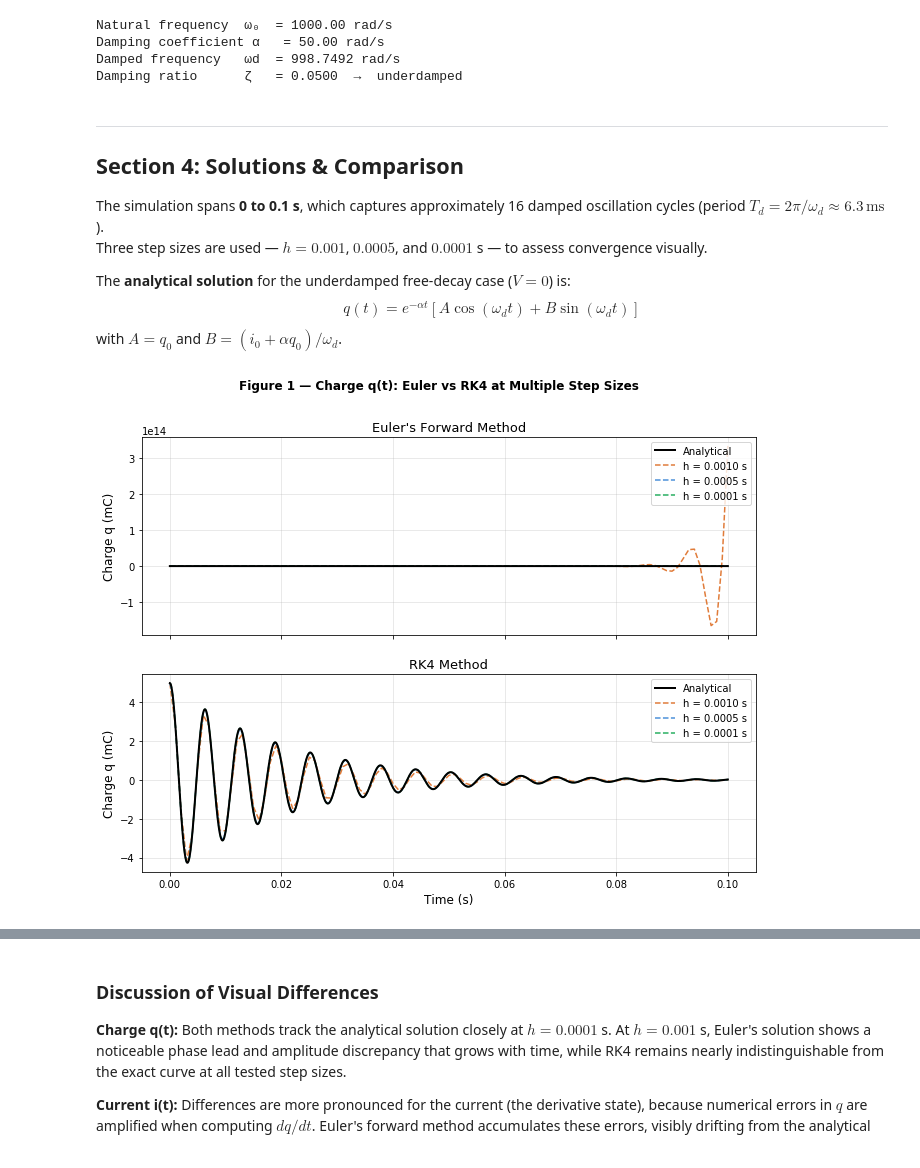
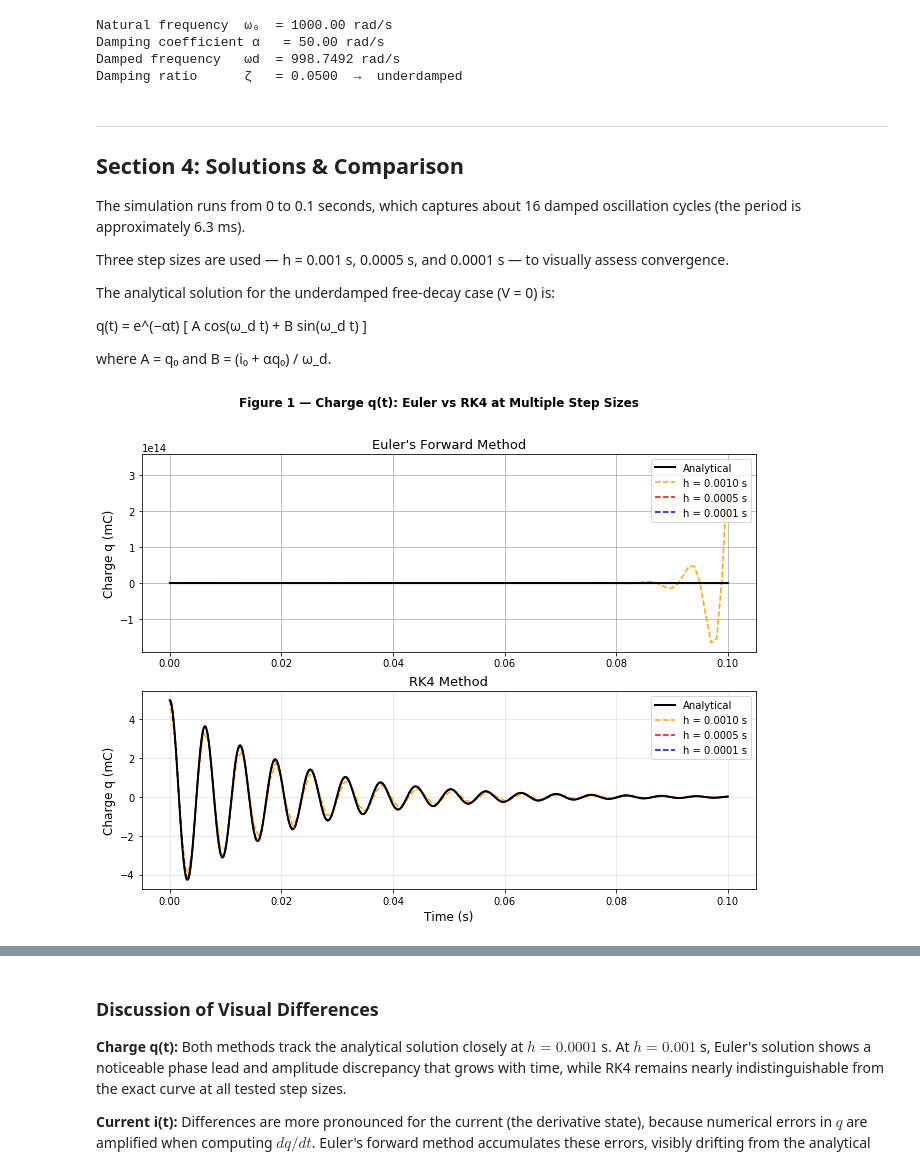
Before and after one commit to akshaymall/COE311K, a Jupyter notebook: Final Project/Mallireddy_Ramaakshay_COE311K_FinalProject.ipynb, the cells around one changed output, grey strips where cells are left out. Saved outputs shown, nothing was run; the diff lists cells and outputs as text; code cells hidden in the pictures.

```diff
--- a/Final Project/Mallireddy_Ramaakshay_COE311K_FinalProject.ipynb
+++ b/Final Project/Mallireddy_Ramaakshay_COE311K_FinalProject.ipynb
@@ -235,12 +237,15 @@ def rk4(rhs, t_span, y0, h):
 ---
 ## Section 4: Solutions & Comparison
 
-The simulation spans **0 to 0.1 s**, which captures approximately 16 damped oscillation cycles (period $T_d = 2\pi/\omega_d \approx 6.3\,\text{ms}$).
-Three step sizes are used — $h = 0.001$, $0.0005$, and $0.0001$ s — to assess convergence visually.
+The simulation runs from 0 to 0.1 seconds, which captures about 16 damped oscillation cycles (the period is approximately 6.3 ms).
 
-The **analytical solution** for the underdamped free-decay case ($V=0$) is:
-$$q(t) = e^{-\alpha t}\left[A\cos(\omega_d t) + B\sin(\omega_d t)\right]$$
-with $A = q_0$ and $B = (i_0 + \alpha q_0)/\omega_d$.
+Three step sizes are used — h = 0.001 s, 0.0005 s, and 0.0001 s — to visually assess convergence.
+
+The analytical solution for the underdamped free-decay case (V = 0) is:
+
+q(t) = e^(−αt) [ A cos(ω_d t) + B sin(ω_d t) ]
+
+where A = q₀ and B = (i₀ + αq₀) / ω_d.
 # %%
 # ─────────────────────────────────────────────────────────────────────────────
 # Analytical solution (underdamped, V = 0)
@@ -286,7 +291,7 @@ for h in h_list:
 # ─────────────────────────────────────────────────────────────────────────────
 # Figure 1 — Charge q(t): Euler vs RK4 at three step sizes
 # ─────────────────────────────────────────────────────────────────────────────
-fig, axes = plt.subplots(2, 1, figsize=(11, 8), sharex=True)
+fig, axes = plt.subplots(2, 1, figsize=(11, 8))
 fig.suptitle('Figure 1 — Charge q(t): Euler vs RK4 at Multiple Step Sizes', fontweight='bold')
 
 # First axis — Euler Forward
@@ -297,57 +302,51 @@ results = euler_results
 ax.plot(t_ref, q_ref * 1e3, 'k-', lw=2, label='Analytical', zorder=5)
 
 h = h_list[0]
-col = colors[0]
 t_n, Y_n = results[h]
-ax.plot(t_n, Y_n[:, 0] * 1e3, '--', color=col, lw=1.5, label=f'h = {h:.4f} s')
+ax.plot(t_n, Y_n[:, 0] * 1e3, '--', color='orange', lw=1.5, label=f'h = {h:.4f} s')
 
 h = h_list[1]
-col = colors[1]
 t_n, Y_n = results[h]
-ax.plot(t_n, Y_n[:, 0] * 1e3, '--', color=col, lw=1.5, label=f'h = {h:.4f} s')
+ax.plot(t_n, Y_n[:, 0] * 1e3, '--', color='red', lw=1.5, label=f'h = {h:.4f} s')
 
 h = h_list[2]
-col = colors[2]
 t_n, Y_n = results[h]
-ax.plot(t_n, Y_n[:, 0] * 1e3, '--', color=col, lw=1.5, label=f'h = {h:.4f} s')
+ax.plot(t_n, Y_n[:, 0] * 1e3, '--', color='blue', lw=1.5, label=f'h = {h:.4f} s')
 
 ax.set_ylabel('Charge q (mC)')
 ax.set_title(f'{method_name} Method')
 ax.legend(loc='upper right')
-ax.grid(True, alpha=0.35)
+ax.grid(True)
 
 
 # Second axis — RK4
 ax = axes[1]
 method_name = "RK4"
 results = rk4_results
 
 ax.plot(t_ref, q_ref * 1e3, 'k-', lw=2, label='Analytical', zorder=5)
 
 h = h_list[0]
-col = colors[0]
 t_n, Y_n = results[h]
-ax.plot(t_n, Y_n[:, 0] * 1e3, '--', color=col, lw=1.5, label=f'h = {h:.4f} s')
+ax.plot(t_n, Y_n[:, 0] * 1e3, '--', color='orange', lw=1.5, label=f'h = {h:.4f} s')
 
 h = h_list[1]
-col = colors[1]
 t_n, Y_n = results[h]
-ax.plot(t_n, Y_n[:, 0] * 1e3, '--', color=col, lw=1.5, label=f'h = {h:.4f} s')
+ax.plot(t_n, Y_n[:, 0] * 1e3, '--', color='red', lw=1.5, label=f'h = {h:.4f} s')
 
 h = h_list[2]
-col = colors[2]
 t_n, Y_n = results[h]
-ax.plot(t_n, Y_n[:, 0] * 1e3, '--', color=col, lw=1.5, label=f'h = {h:.4f} s')
+ax.plot(t_n, Y_n[:, 0] * 1e3, '--', color='blue', lw=1.5, label=f'h = {h:.4f} s')
 
 ax.set_ylabel('Charge q (mC)')
 ax.set_title(f'{method_name} Method')
 ax.legend(loc='upper right')
 ax.grid(True, alpha=0.35)
 
 axes[1].set_xlabel('Time (s)')
 plt.show()
 # %% [output]
-[figure, old version]
+[figure, new version]
 # %%
 # ─────────────────────────────────────────────────────────────────────────────
 # Figure 2 — Current i(t): Euler vs RK4 at three step sizes
```
Also changed, not shown: parts of 45 cells of this notebook, 1 other file.
